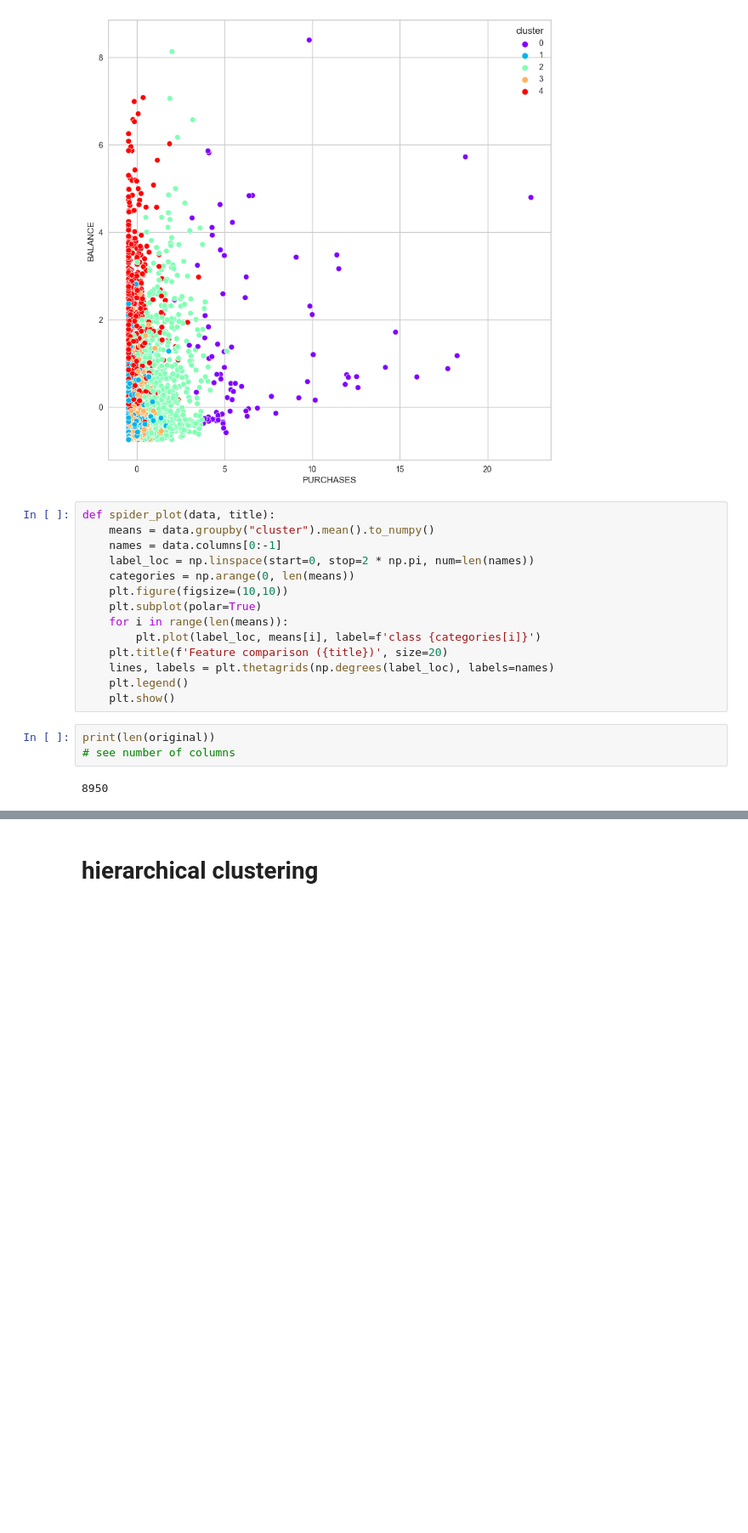
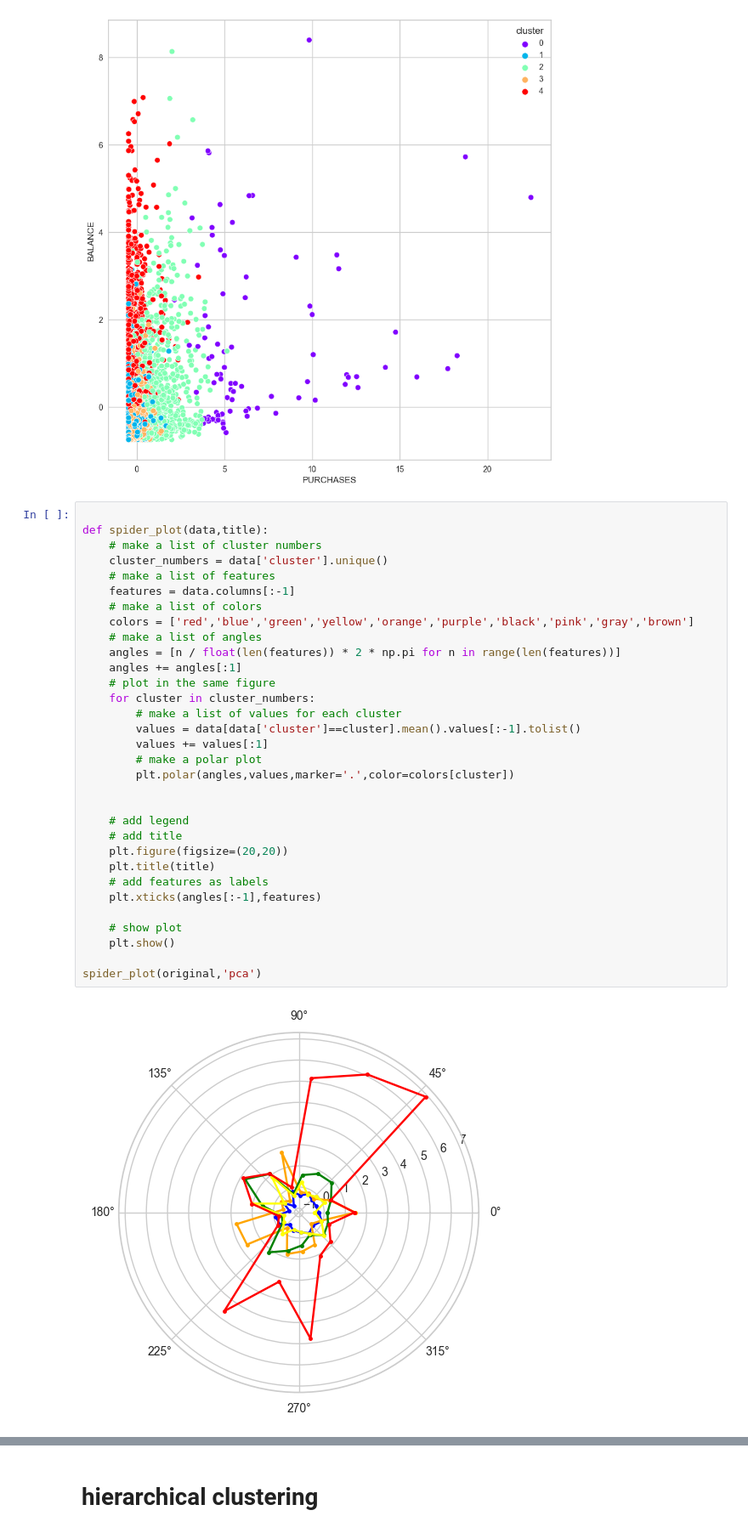
Before and after one commit to Enzo-hmdy/Tp3_Machine_learning_UQAC, a Jupyter notebook: clustering.ipynb, the cells around one changed output, grey strips where cells are left out. Shown at 85% size. Drawn from its saved outputs; the diff is of its cells as text; blank space fills up the shorter version.

Commit message:
oe le spider

```diff
--- a/clustering.ipynb
+++ b/clustering.ipynb
@@ -271,22 +271,37 @@ sns.scatterplot(x='PURCHASES',y='BALANCE',data=original,hue='cluster',palette='r
 # %% [output]
 <AxesSubplot: xlabel='PURCHASES', ylabel='BALANCE'>
 [figure]
-# %%
-def spider_plot(data, title):
-    means = data.groupby("cluster").mean().to_numpy()
-    names = data.columns[0:-1]
-    label_loc = np.linspace(start=0, stop=2 * np.pi, num=len(names))
-    categories = np.arange(0, len(means))
-    plt.figure(figsize=(10,10))
-    plt.subplot(polar=True)
-    for i in range(len(means)):
-        plt.plot(label_loc, means[i], label=f'class {categories[i]}')
-    plt.title(f'Feature comparison ({title})', size=20)
-    lines, labels = plt.thetagrids(np.degrees(label_loc), labels=names)
-    plt.legend()
-    plt.show()
-# %%
-print(len(original))
-# see number of columns
-# %% [output]
-8950
+# %%
+
+def spider_plot(data,title):
+    # make a list of cluster numbers
+    cluster_numbers = data['cluster'].unique()
+    # make a list of features
+    features = data.columns[:-1]
+    # make a list of colors
+    colors = ['red','blue','green','yellow','orange','purple','black','pink','gray','brown']
+    # make a list of angles
+    angles = [n / float(len(features)) * 2 * np.pi for n in range(len(features))]
+    angles += angles[:1]
+    # plot in the same figure
+    for cluster in cluster_numbers:
+        # make a list of values for each cluster
+        values = data[data['cluster']==cluster].mean().values[:-1].tolist()
+        values += values[:1]
+        # make a polar plot
+        plt.polar(angles,values,marker='.',color=colors[cluster])
+
+
+    # add legend
+    # add title
+    plt.figure(figsize=(20,20))
+    plt.title(title)
+    # add features as labels
+    plt.xticks(angles[:-1],features)
+
+    # show plot
+    plt.show()
+
+spider_plot(original,'pca')
+# %% [output]
+[figure, added]
```
Also changed, not shown: parts of 3 cells of this notebook.
